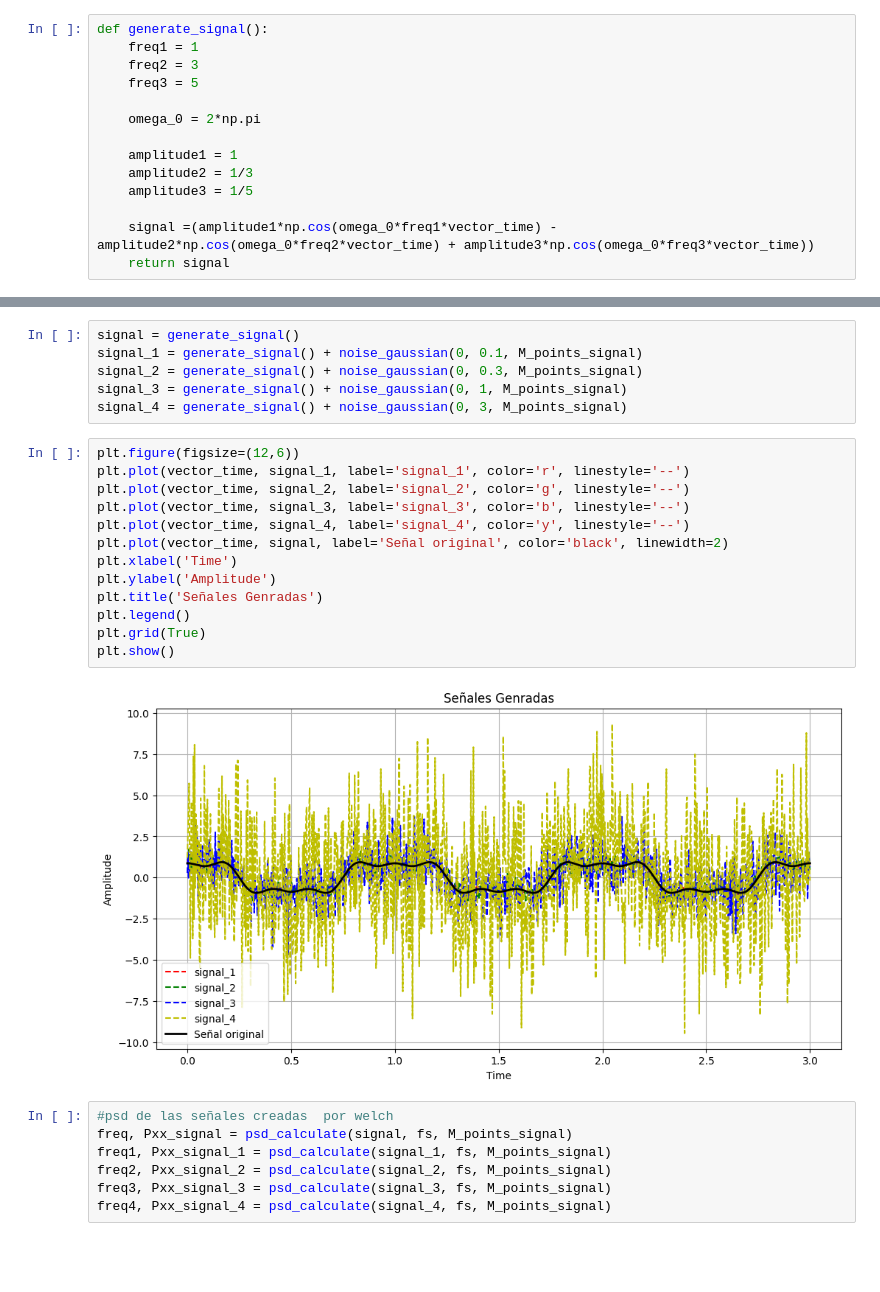
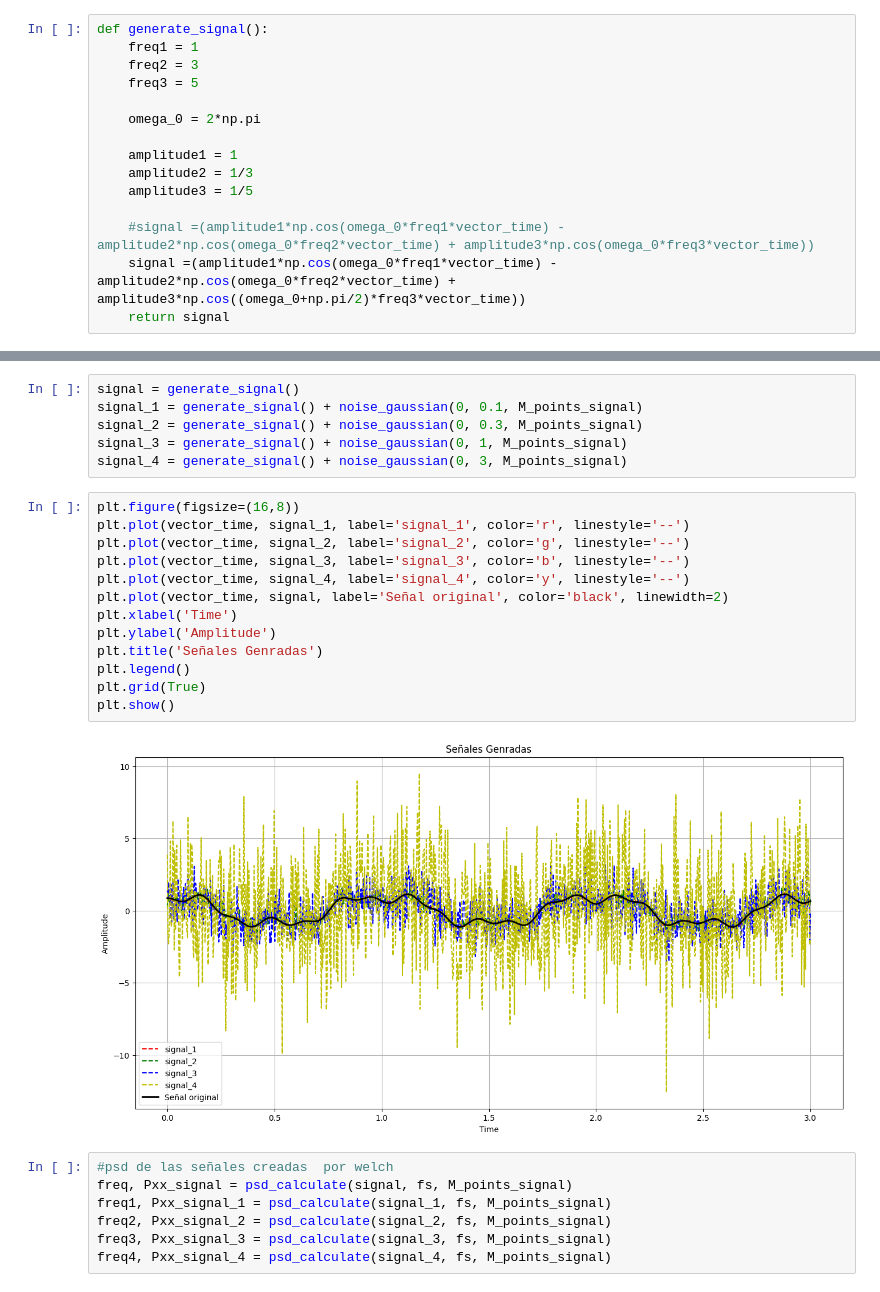
Before and after one commit to Edward1304/Signals-Theory-Edward, a Jupyter notebook: Predict_PSD_NN_MLP.ipynb, the cells around one changed output, grey strips where cells are left out. Cells and saved outputs as stored; diff of their text form; blank space fills up the shorter version.

```diff
--- a/Predict_PSD_NN_MLP.ipynb
+++ b/Predict_PSD_NN_MLP.ipynb
@@ -22,7 +22,8 @@ def generate_signal():
     amplitude2 = 1/3
     amplitude3 = 1/5
 
-    signal =(amplitude1*np.cos(omega_0*freq1*vector_time) - amplitude2*np.cos(omega_0*freq2*vector_time) + amplitude3*np.cos(omega_0*freq3*vector_time))
+    #signal =(amplitude1*np.cos(omega_0*freq1*vector_time) - amplitude2*np.cos(omega_0*freq2*vector_time) + amplitude3*np.cos(omega_0*freq3*vector_time))
+    signal =(amplitude1*np.cos(omega_0*freq1*vector_time) - amplitude2*np.cos(omega_0*freq2*vector_time) + amplitude3*np.cos((omega_0+np.pi/2)*freq3*vector_time))
     return signal
 # %%
 def noise_gaussian(mean, level_noise,size):
@@ -41,20 +42,20 @@ signal_2 = generate_signal() + noise_gaussian(0, 0.3, M_points_signal)
 signal_3 = generate_signal() + noise_gaussian(0, 1, M_points_signal)
 signal_4 = generate_signal() + noise_gaussian(0, 3, M_points_signal)
 # %%
-plt.figure(figsize=(12,6))
+plt.figure(figsize=(16,8))
 plt.plot(vector_time, signal_1, label='signal_1', color='r', linestyle='--')
 plt.plot(vector_time, signal_2, label='signal_2', color='g', linestyle='--')
 plt.plot(vector_time, signal_3, label='signal_3', color='b', linestyle='--')
 plt.plot(vector_time, signal_4, label='signal_4', color='y', linestyle='--')
 plt.plot(vector_time, signal, label='Señal original', color='black', linewidth=2)
 plt.xlabel('Time')
 plt.ylabel('Amplitude')
 plt.title('Señales Genradas')
 plt.legend()
 plt.grid(True)
 plt.show()
 # %% [output]
-[figure, old version]
+[figure, new version]
 # %%
 #psd de las señales creadas  por welch
 freq, Pxx_signal = psd_calculate(signal, fs, M_points_signal)
```
Also changed, not shown: parts of 18 cells of this notebook.
